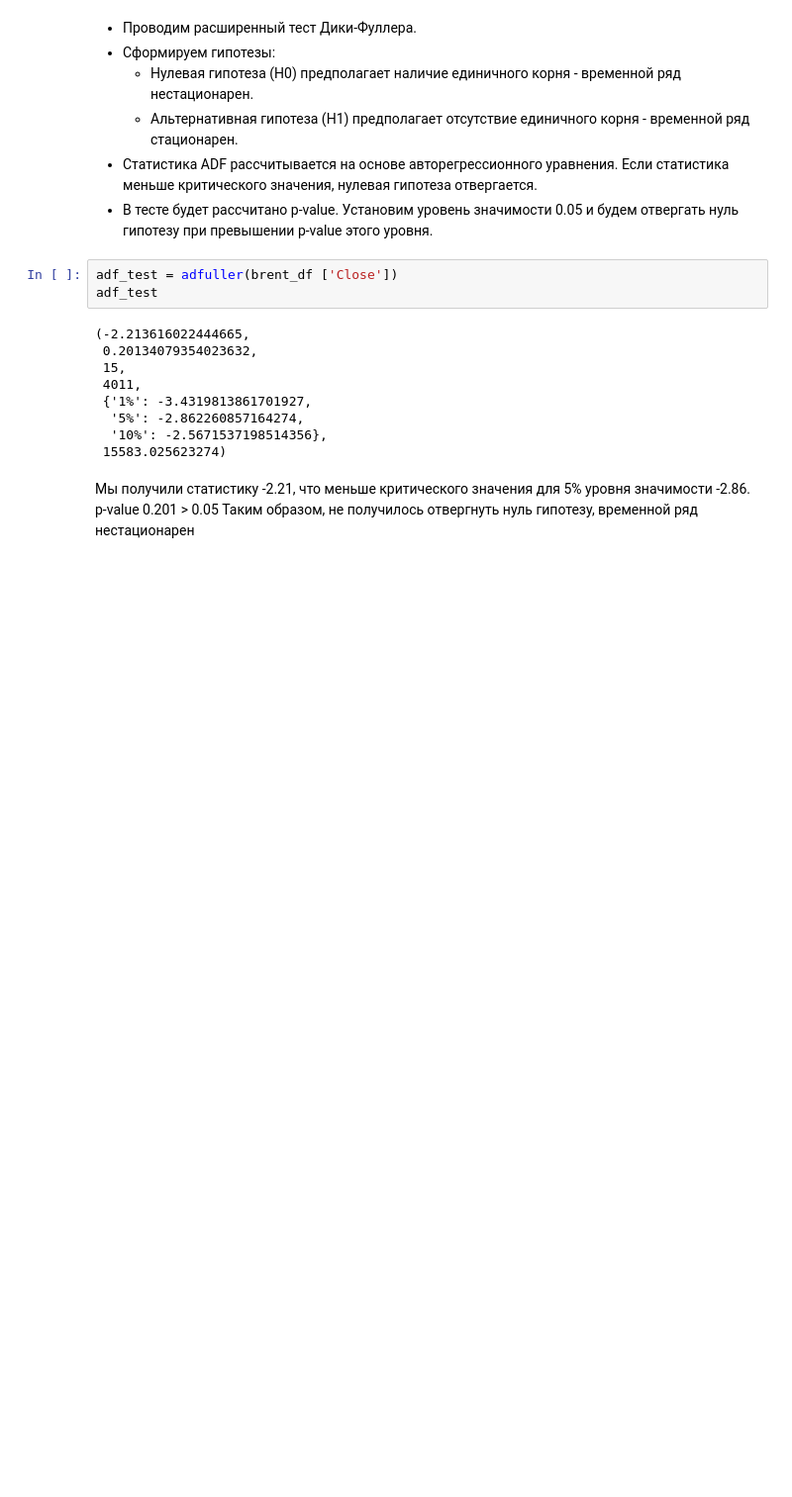
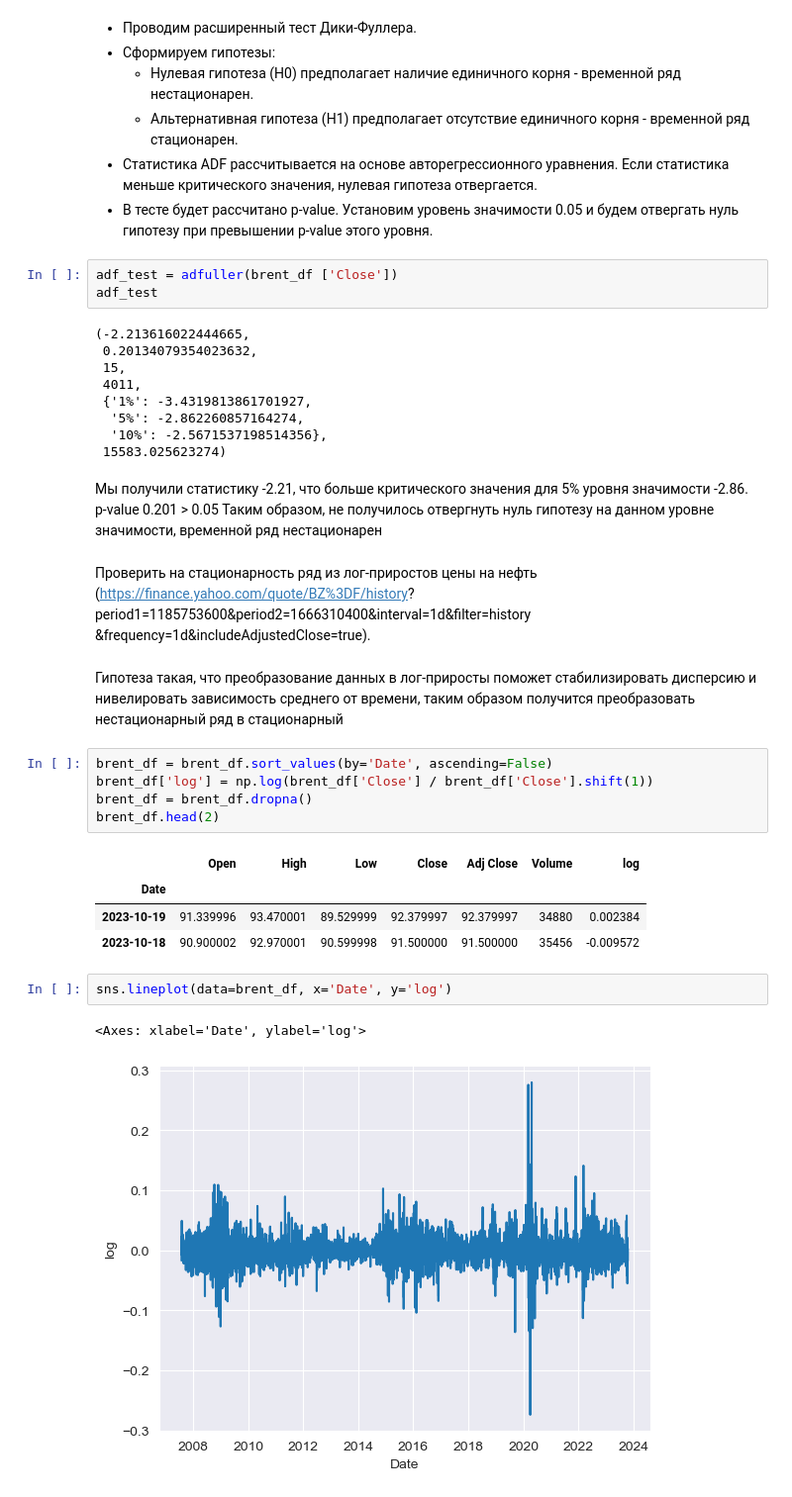
Before and after one commit to sergandri/python, a Jupyter notebook: mipt_study/maths/hw3_maths.ipynb, the cells around one changed output. Shown: that part at 99% size. Drawn from its saved outputs; the diff is of its cells as text; blank space fills up the shorter version.

```diff
--- a/mipt_study/maths/hw3_maths.ipynb
+++ b/mipt_study/maths/hw3_maths.ipynb
@@ -42,5 +56,27 @@ adf_test
   '10%': -2.5671537198514356},
  15583.025623274)
 # %% [markdown]
-Мы получили статистику -2.21, что меньше критического значения для 5% уровня значимости -2.86. p-value 0.201 > 0.05
-Таким образом, не получилось отвергнуть нуль гипотезу, временной ряд нестационарен
+Мы получили статистику -2.21, что больше критического значения для 5% уровня значимости -2.86. p-value 0.201 > 0.05
+Таким образом, не получилось отвергнуть нуль гипотезу на данном уровне значимости, временной ряд нестационарен
+# %% [markdown]
+Проверить на стационарность ряд из лог-приростов цены на нефть
+(https://finance.yahoo.com/quote/BZ%3DF/history?
+period1=1185753600&period2=1666310400&interval=1d&filter=history
+&frequency=1d&includeAdjustedClose=true).
+# %% [markdown]
+Гипотеза такая, что преобразование данных в лог-приросты поможет стабилизировать дисперсию и нивелировать зависимость среднего от времени, таким образом получится преобразовать нестационарный ряд в стационарный
+# %%
+brent_df = brent_df.sort_values(by='Date', ascending=False)
+brent_df['log'] = np.log(brent_df['Close'] / brent_df['Close'].shift(1))
+brent_df = brent_df.dropna()
+brent_df.head(2)
+# %% [output]
+|  | Open | High | Low | Close | Adj Close | Volume | log |
+| Date |  |  |  |  |  |  |  |
+| 2023-10-19 | 91.339996 | 93.470001 | 89.529999 | 92.379997 | 92.379997 | 34880 | 0.002384 |
+| 2023-10-18 | 90.900002 | 92.970001 | 90.599998 | 91.500000 | 91.500000 | 35456 | -0.009572 |
+# %%
+sns.lineplot(data=brent_df, x='Date', y='log')
+# %% [output]
+<Axes: xlabel='Date', ylabel='log'>
+[figure, added]
```
Also changed, not shown: parts of 22 cells of this notebook.
